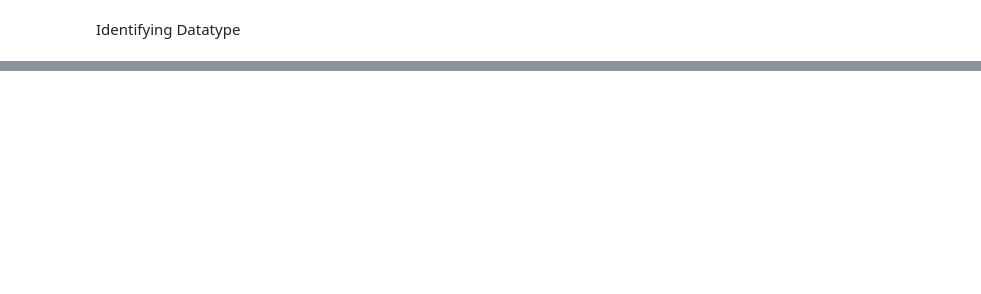
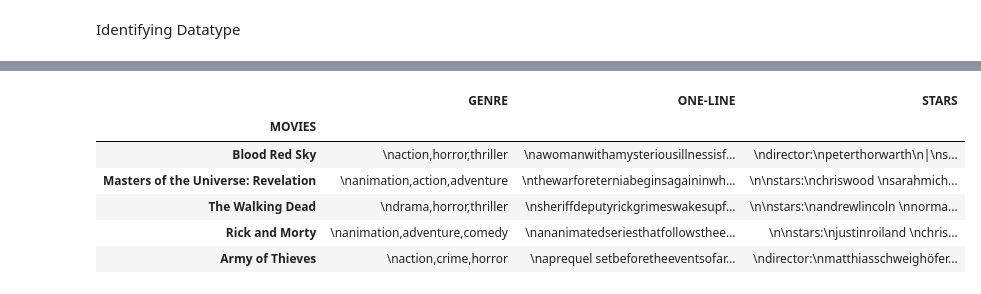
Before and after one commit to Jayesh-Ah/NetflixRecomm_DSP, a Jupyter notebook: notebook31b02ae803.ipynb, the cells around one changed output, grey strips where cells are left out. Saved outputs shown, nothing was run; the diff lists cells and outputs as text; code cells hidden in the pictures; blank space fills up the shorter version.

```diff
--- a/notebook31b02ae803.ipynb
+++ b/notebook31b02ae803.ipynb
@@ -52,0 +131,32 @@ data.isnull().sum()
+# %%
+new_df.fillna('', inplace=True)
+# %%
+# For director, cast, and listed_in
+# Because there is more than 1 people and categories
+# We don't want if people share the same first or last name consider the same person
+# or the word that appear in many categories (TV, etc) consider the same category
+def separate(texts):
+    t = []
+    for text in texts.split(','):
+        t.append(text.replace(' ', '').lower())
+    return ' '.join(t)
+
+def remove_space(texts):
+    return texts.replace(' ', '').lower()
+
+def remove_punc(texts):
+    return texts.translate(str.maketrans('','',string.punctuation)).lower()
+# %%
+new_df['GENRE'] = new_df['GENRE'].apply(remove_space)
+new_df['STARS'] = new_df['STARS'].apply(separate)
+new_df['ONE-LINE'] = new_df['ONE-LINE'].apply(separate)
+
+new_df.head()
+# %% [output]
+|  | GENRE | ONE-LINE | STARS |
+| MOVIES |  |  |  |
+| Blood Red Sky | \naction,horror,thriller | \nawomanwithamysteriousillnessisf... | \ndirector:\npeterthorwarth\n|\ns... |
+| Masters of the Universe: Revelation | \nanimation,action,adventure | \nthewarforeterniabeginsagaininwh... | \n\nstars:\nchriswood \nsarahmich... |
+| The Walking Dead | \ndrama,horror,thriller | \nsheriffdeputyrickgrimeswakesupf... | \n\nstars:\nandrewlincoln \nnorma... |
+| Rick and Morty | \nanimation,adventure,comedy | \nananimatedseriesthatfollowsthee... | \n\nstars:\njustinroiland \nchris... |
+| Army of Thieves | \naction,crime,horror | \naprequel setbeforetheeventsofar... | \ndirector:\nmatthiasschweighöfer... |
```
Also changed, not shown: parts of 16 cells of this notebook.
